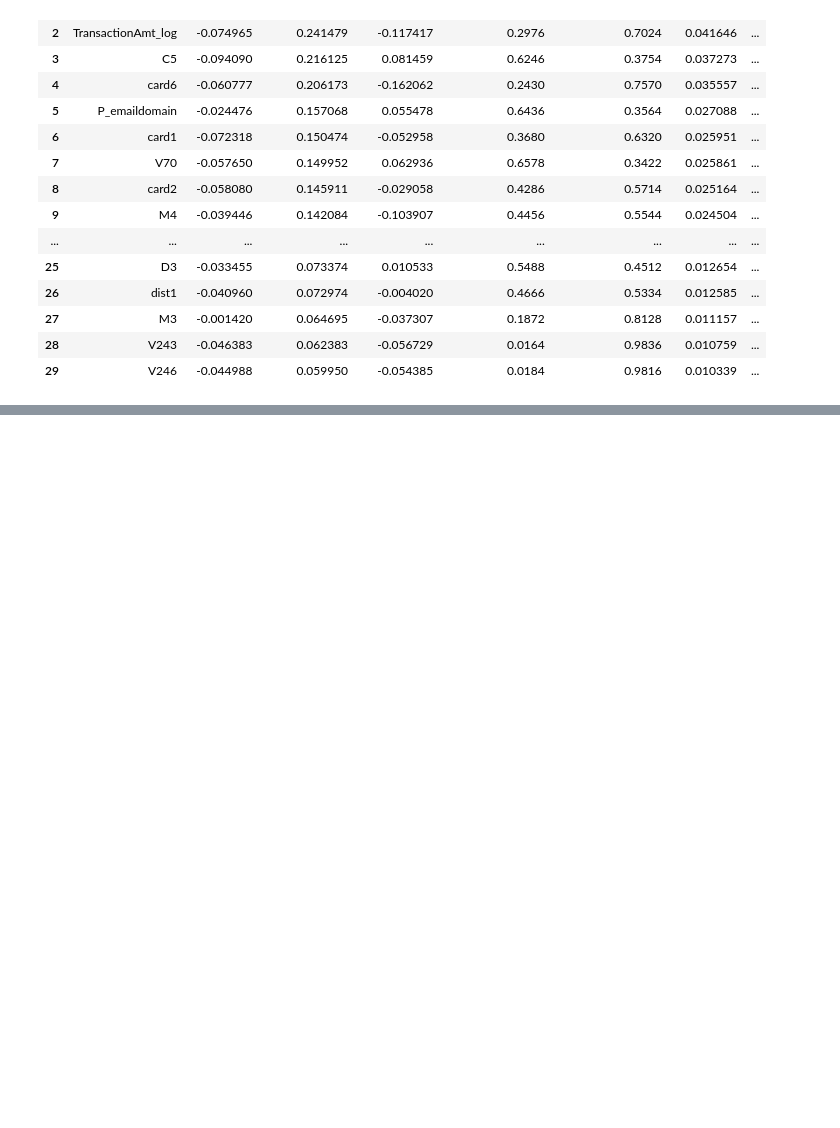
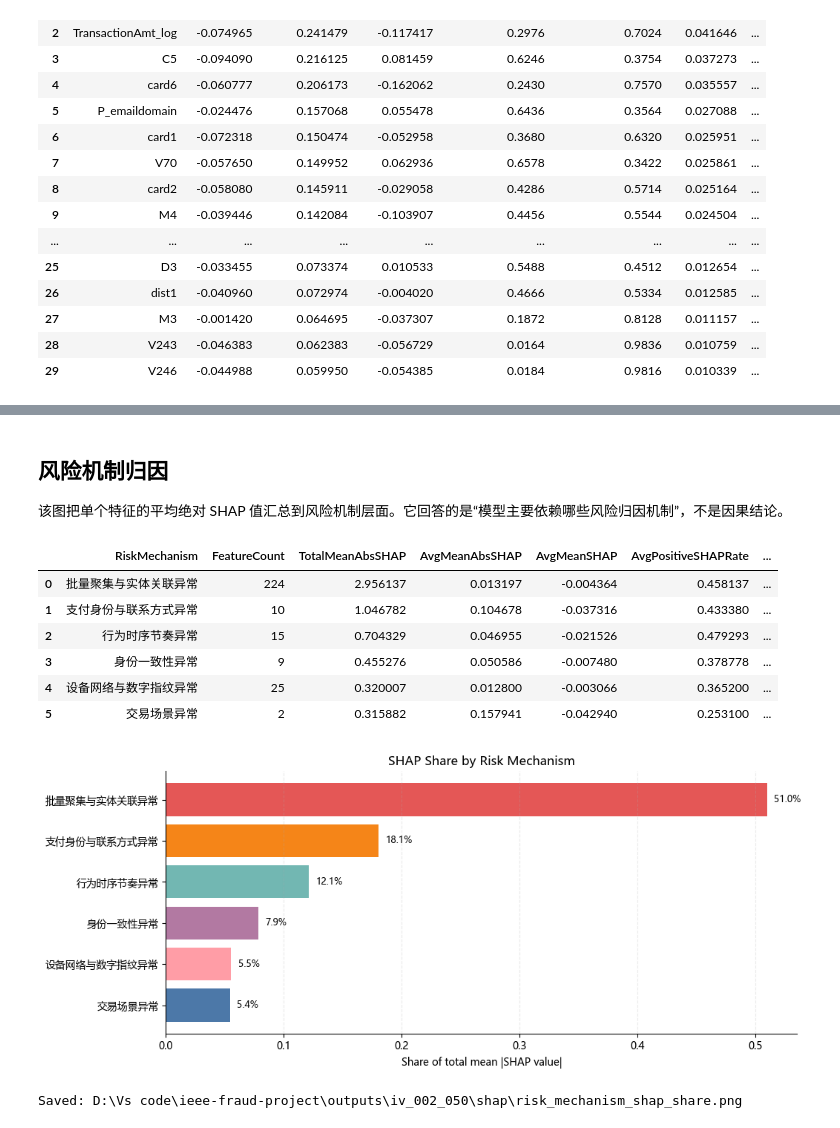
Before and after one commit to Zhanglm111/ieee-fraud-project, a Jupyter notebook: notebooks/04_model_interpretation.ipynb, the cells around one changed output, grey strips where cells are left out. Saved outputs shown, nothing was run; the diff lists cells and outputs as text; code cells hidden in the pictures; blank space fills up the shorter version.

```diff
--- a/notebooks/04_model_interpretation.ipynb
+++ b/notebooks/04_model_interpretation.ipynb
@@ -137,0 +202,53 @@ Saved: D:\Vs code\ieee-fraud-project\outputs\iv_002_050\shap\shap_importance_top
+# %% [markdown]
+## 风险机制归因
+
+该图把单个特征的平均绝对 SHAP 值汇总到风险机制层面。它回答的是“模型主要依赖哪些风险归因机制”，不是因果结论。
+# %%
+mechanism_path = outputs / experiment / "shap/shap_mechanism_summary.csv"
+mechanism_fig_path = outputs / experiment / "shap/risk_mechanism_shap_share.png"
+mechanism_palette = {
+    "交易场景异常": "#4C78A8",
+    "支付身份与联系方式异常": "#F58518",
+    "批量聚集与实体关联异常": "#E45756",
+    "行为时序节奏异常": "#72B7B2",
+    "身份一致性异常": "#B279A2",
+    "设备网络与数字指纹异常": "#FF9DA6",
+    "未分类": "#9D9D9D",
+}
+
+if mechanism_path.exists():
+    mechanism = pd.read_csv(mechanism_path).sort_values("SHAPShare", ascending=False)
+    display(mechanism)
+
+    fig_height = max(4.5, 0.52 * len(mechanism) + 1.4)
+    fig, ax = plt.subplots(figsize=(10.5, fig_height))
+    colors = [mechanism_palette.get(x, "#9D9D9D") for x in mechanism["RiskMechanism"]]
+    ax.barh(mechanism["RiskMechanism"], mechanism["SHAPShare"], color=colors)
+    ax.invert_yaxis()
+    ax.set_title("SHAP Share by Risk Mechanism")
+    ax.set_xlabel("Share of total mean |SHAP value|")
+    ax.set_ylabel("")
+    ax.grid(axis="x", linestyle="--", alpha=0.25)
+    for i, value in enumerate(mechanism["SHAPShare"]):
+        ax.text(value + 0.006, i, f"{value:.1%}", va="center", fontsize=9)
+    sns.despine(ax=ax)
+    plt.tight_layout()
+    fig.savefig(mechanism_fig_path, dpi=180, bbox_inches="tight")
+
+    docs_assets = PROJECT_ROOT / "docs/assets"
+    docs_assets.mkdir(parents=True, exist_ok=True)
+    shutil.copy2(mechanism_fig_path, docs_assets / mechanism_fig_path.name)
+    plt.show()
+    print(f"Saved: {mechanism_fig_path}")
+else:
+    print("No risk mechanism summary found. Run scripts/explain.py first.")
+# %% [output]
+|  | RiskMechanism | FeatureCount | TotalMeanAbsSHAP | AvgMeanAbsSHAP | AvgMeanSHAP | AvgPositiveSHAPRate | ... |
+| 0 | 批量聚集与实体关联异常 | 224 | 2.956137 | 0.013197 | -0.004364 | 0.458137 | ... |
+| 1 | 支付身份与联系方式异常 | 10 | 1.046782 | 0.104678 | -0.037316 | 0.433380 | ... |
+| 2 | 行为时序节奏异常 | 15 | 0.704329 | 0.046955 | -0.021526 | 0.479293 | ... |
+| 3 | 身份一致性异常 | 9 | 0.455276 | 0.050586 | -0.007480 | 0.378778 | ... |
+| 4 | 设备网络与数字指纹异常 | 25 | 0.320007 | 0.012800 | -0.003066 | 0.365200 | ... |
+| 5 | 交易场景异常 | 2 | 0.315882 | 0.157941 | -0.042940 | 0.253100 | ... |
+[figure, added]
+Saved: D:\Vs code\ieee-fraud-project\outputs\iv_002_050\shap\risk_mechanism_shap_share.png
```
Also changed, not shown: parts of 9 cells of this notebook, 8 other files.
